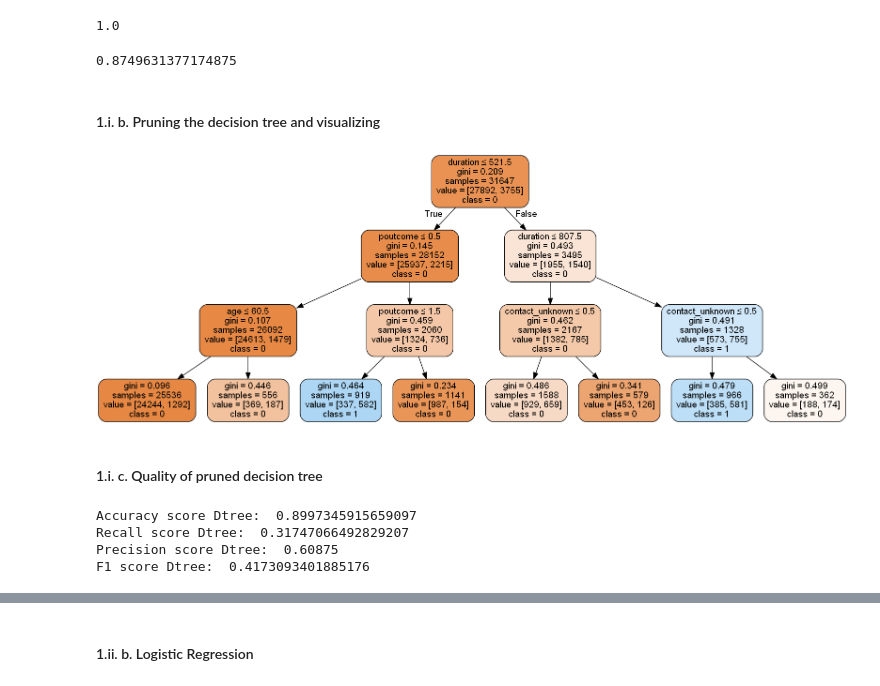
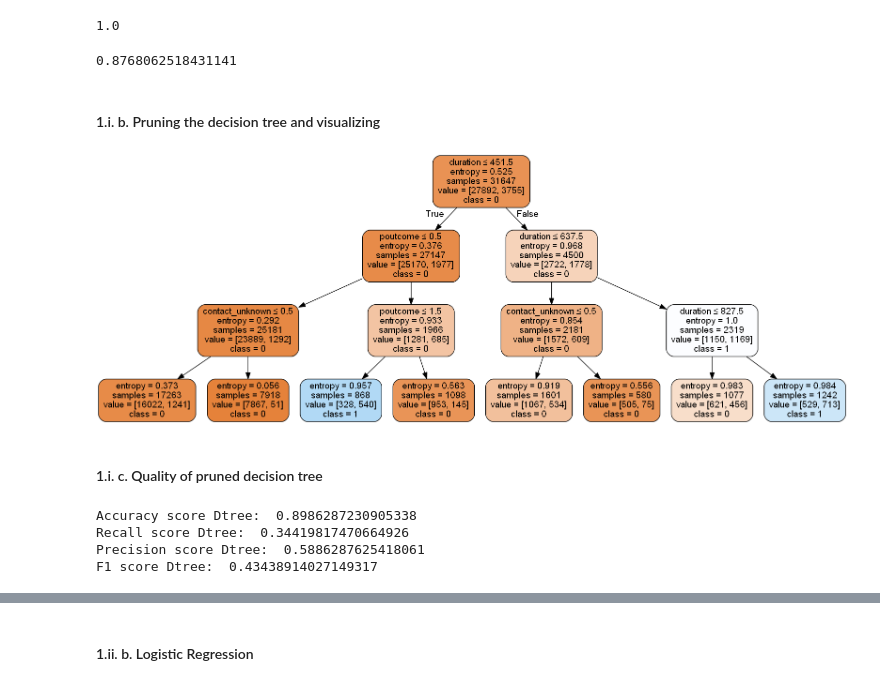
Before and after one commit to sjhamb31/AIML_GreatLearning, a Jupyter notebook: Ensemble_techniques_assignment3_Sjhamb.ipynb, the cells around one changed output, grey strips where cells are left out. Cells and saved outputs as stored; diff of their text form; code cells hidden in the pictures.

```diff
--- a/Ensemble_techniques_assignment3_Sjhamb.ipynb
+++ b/Ensemble_techniques_assignment3_Sjhamb.ipynb
@@ -225,7 +227,7 @@ Name: Target, dtype: int64
 # %% [markdown]
 #### 1. i. a. Training and testing the data for Decision Tree
 # %%
-model_entropy=DecisionTreeClassifier(criterion='gini')
+model_entropy=DecisionTreeClassifier(criterion='entropy')
 model_entropy.fit(x_train, y_train)
 model_entropy.score(x_train, y_train)  # performance on train data
 # %% [output]
@@ -233,23 +235,23 @@ model_entropy.score(x_train, y_train)  # performance on train data
 # %%
 model_entropy.score(x_test, y_test)  # performance on test data
 # %% [output]
-0.8749631377174875
+0.8768062518431141
 # %% [markdown]
 #### 1.i.  b. Pruning the decision tree and visualizing
 # %%
-dt_pruned = DecisionTreeClassifier(criterion = "gini", random_state = 100, max_depth=3, min_samples_leaf=5)
+dt_pruned = DecisionTreeClassifier(criterion = "entropy", random_state = 100, max_depth=3, min_samples_leaf=5)
 dt_pruned.fit(x_train, y_train)
 
 xvar = data.drop('Target', axis=1)
 feature_cols = xvar.columns
 
 dot_data = StringIO()
 export_graphviz(dt_pruned, out_file=dot_data, filled=True, rounded=True, special_characters=True,feature_names = feature_cols,class_names=['0','1','2'])
 graph = pydotplus.graph_from_dot_data(dot_data.getvalue())
 graph.write_png('bank.png')
 Image(graph.create_png())
 # %% [output]
-[figure, old version]
+[figure, new version]
 # %% [markdown]
 #### 1.i. c. Quality of pruned decision tree
 # %%
@@ -265,10 +267,10 @@ recall_dt=recall_score(y_test, predict_pruned)
 precis_dt=precision_score(y_test, predict_pruned)
 f1_dt=f1_score(y_test, predict_pruned)
 # %% [output]
-Accuracy score Dtree:  0.8997345915659097
-Recall score Dtree:  0.31747066492829207
-Precision score Dtree:  0.60875
-F1 score Dtree:  0.4173093401885176
+Accuracy score Dtree:  0.8986287230905338
+Recall score Dtree:  0.34419817470664926
+Precision score Dtree:  0.5886287625418061
+F1 score Dtree:  0.43438914027149317
 # %%
 # confusion matrix
 cm=metrics.confusion_matrix(y_test, y_predict, labels=[0, 1])
```
Also changed, not shown: parts of 13 cells of this notebook.
